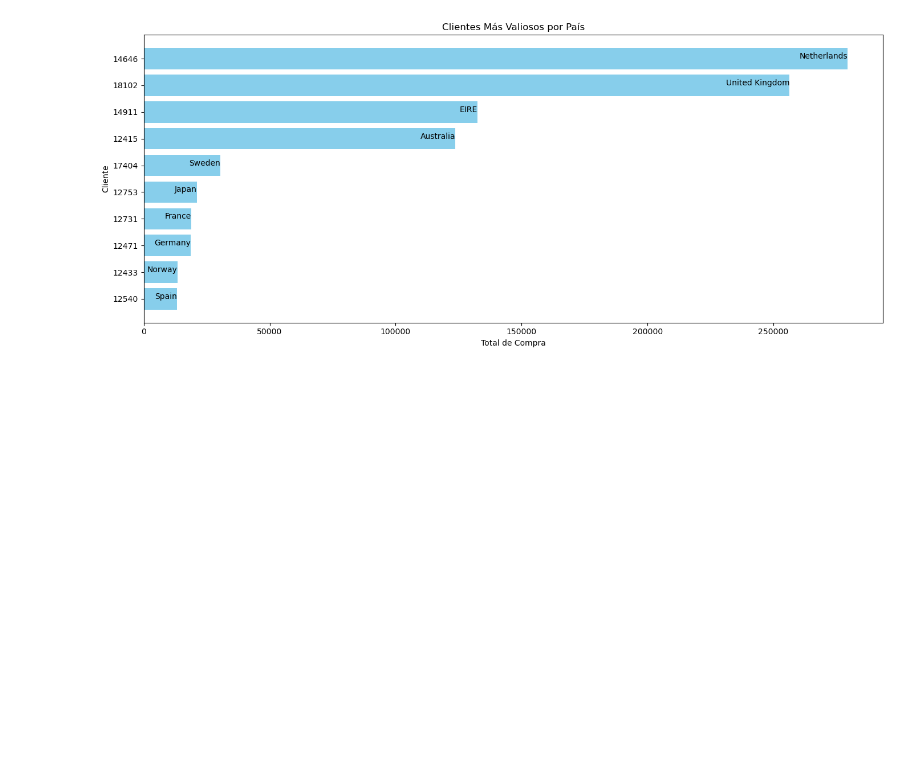
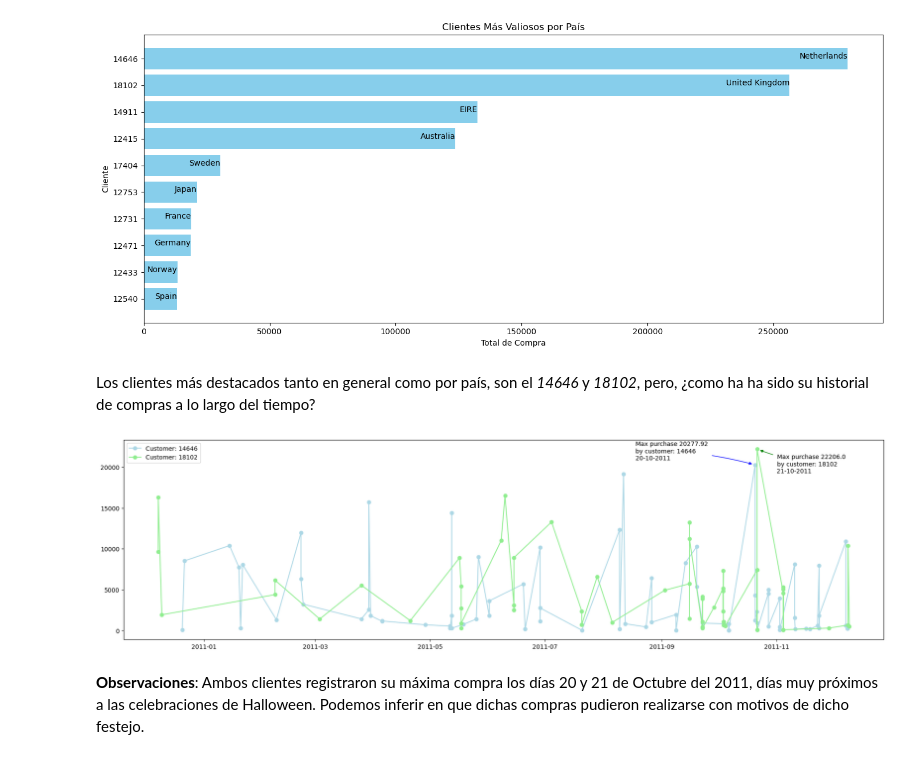
Before and after one commit to pahoalapizco/python_for_data_science, a Jupyter notebook: notebooks/4.0-numpy_pandas_da-analysis_01.ipynb, the cells around one changed output. Drawn from its saved outputs; the diff is of its cells as text; code cells hidden in the pictures; blank space fills up the shorter version.

Commit message:
:sparkles: (FP) Online Retail Analysis: Analysis part 4.1 (Most valuable clients)

```diff
--- a/notebooks/4.0-numpy_pandas_da-analysis_01.ipynb
+++ b/notebooks/4.0-numpy_pandas_da-analysis_01.ipynb
@@ -475,3 +475,50 @@ plt.tight_layout()
 plt.gca().invert_yaxis();
 # %% [output]
 [figure]
+# %% [markdown]
+Los clientes más destacados tanto en general como por país, son el _14646_ y _18102_, pero, ¿como ha ha sido su historial de compras a lo largo del tiempo?
+# %%
+customer_no1 = retail_cleaned[(retail_cleaned["CustomerID"] == 14646) & (retail_cleaned["TotalAmount"] > 0)]
+customer_no2 = retail_cleaned[(retail_cleaned["CustomerID"] == 18102) & (retail_cleaned["TotalAmount"] > 0)]
+# %%
+c1_purches_by_date = customer_no1.groupby("InvoiceDate")["TotalAmount"].sum()
+c2_purches_by_date = customer_no2.groupby("InvoiceDate")["TotalAmount"].sum()
+# %%
+plt.figure(figsize=(50,6))
+plt.subplot(1,2,1)
+
+
+plt.plot(c1_purches_by_date, marker="o", color="lightblue", label="Customer: 14646")
+
+c1_date = c1_purches_by_date.idxmax().strftime("%d-%m-%Y")
+plt.annotate(
+  f"Max purchase {c1_purches_by_date.max()}\nby customer: 14646\n{c1_date}",
+  xy=(c1_purches_by_date.idxmax(), c1_purches_by_date.max()),
+  xytext=(0.25, 0.75),
+  textcoords='figure fraction',
+  arrowprops=dict(
+    arrowstyle="-|>", connectionstyle="arc3,rad=-0.05",
+    color="blue", shrinkA=5, shrinkB=5
+  )
+)
+
+
+plt.plot(c2_purches_by_date, marker="o", color="lightgreen", label="Customer: 18102")
+
+c2_date = c2_purches_by_date.idxmax().strftime("%d-%m-%Y")
+plt.annotate(
+  f"Max purchase {c2_purches_by_date.max()}\nby customer: 18102\n{c2_date}",
+  xy=(c2_purches_by_date.idxmax(), c2_purches_by_date.max()),
+  xytext=(0.3155, 0.7),
+  textcoords='figure fraction',
+  arrowprops=dict(
+    arrowstyle="-|>", connectionstyle="arc3,rad=-0.05",
+    color="green", shrinkA=5, shrinkB=5
+  )
+)
+
+plt.legend(loc="upper left");
+# %% [output]
+[figure, added]
+# %% [markdown]
+**Observaciones**: Ambos clientes registraron su máxima compra los días 20 y 21 de Octubre del 2011, días muy próximos a las celebraciones de Halloween. Podemos inferir en que dichas compras pudieron realizarse con motivos de dicho festejo.
```
Also changed, not shown: parts of 1 cell of this notebook.
